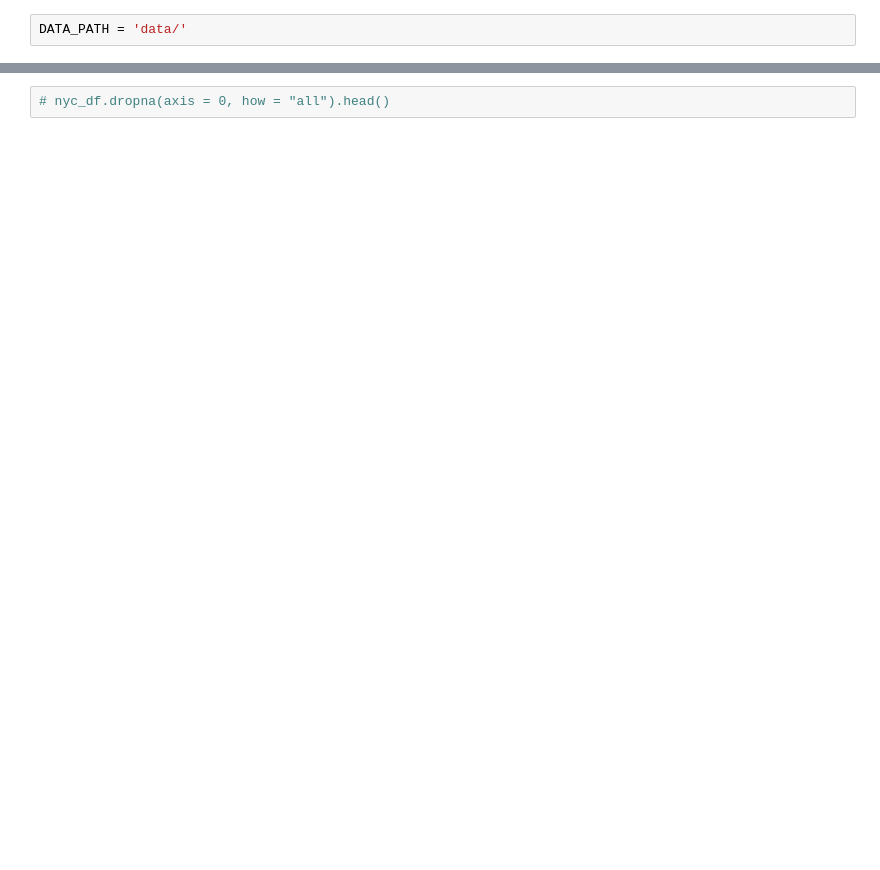
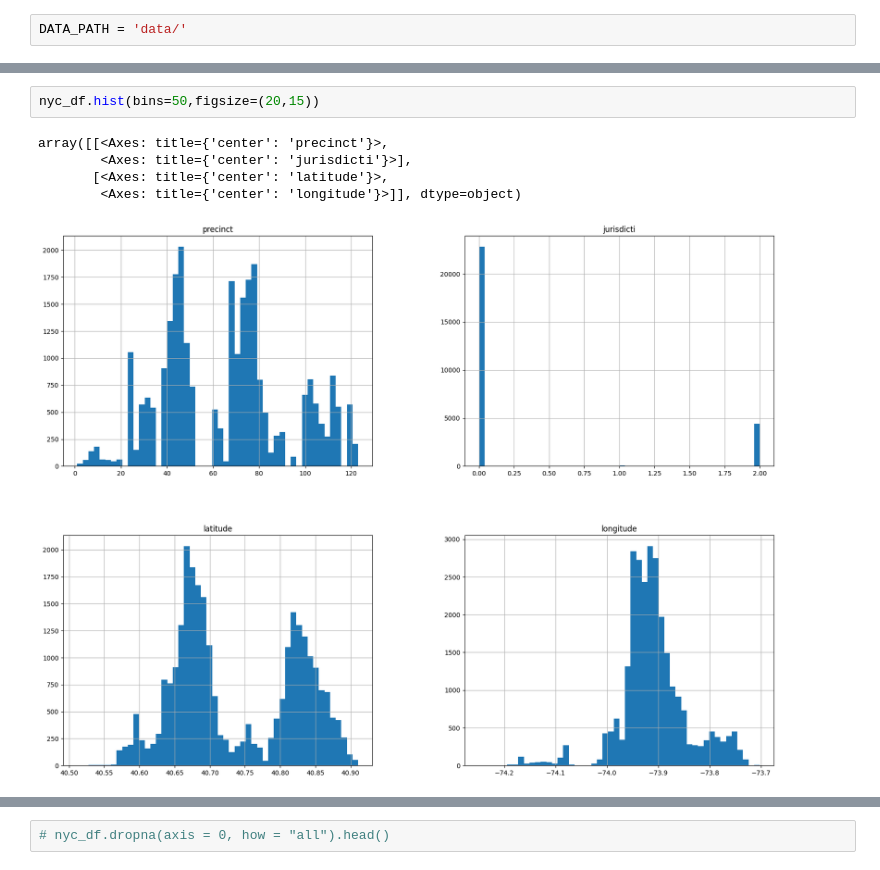
Before and after one commit to jkwiatk1/spatial-data-mining, a Jupyter notebook: 1-data_analysis.ipynb, the cells around one changed output, grey strips where cells are left out. Cells and saved outputs as stored; diff of their text form; blank space fills up the shorter version.

```diff
--- a/1-data_analysis.ipynb
+++ b/1-data_analysis.ipynb
@@ -25,0 +99,8 @@ nyc_df.crs
+# %%
+nyc_df.hist(bins=50,figsize=(20,15))
+# %% [output]
+array([[<Axes: title={'center': 'precinct'}>,
+        <Axes: title={'center': 'jurisdicti'}>],
+       [<Axes: title={'center': 'latitude'}>,
+        <Axes: title={'center': 'longitude'}>]], dtype=object)
+[figure, added]
```
Also changed, not shown: parts of 18 cells of this notebook, 31 other files.
